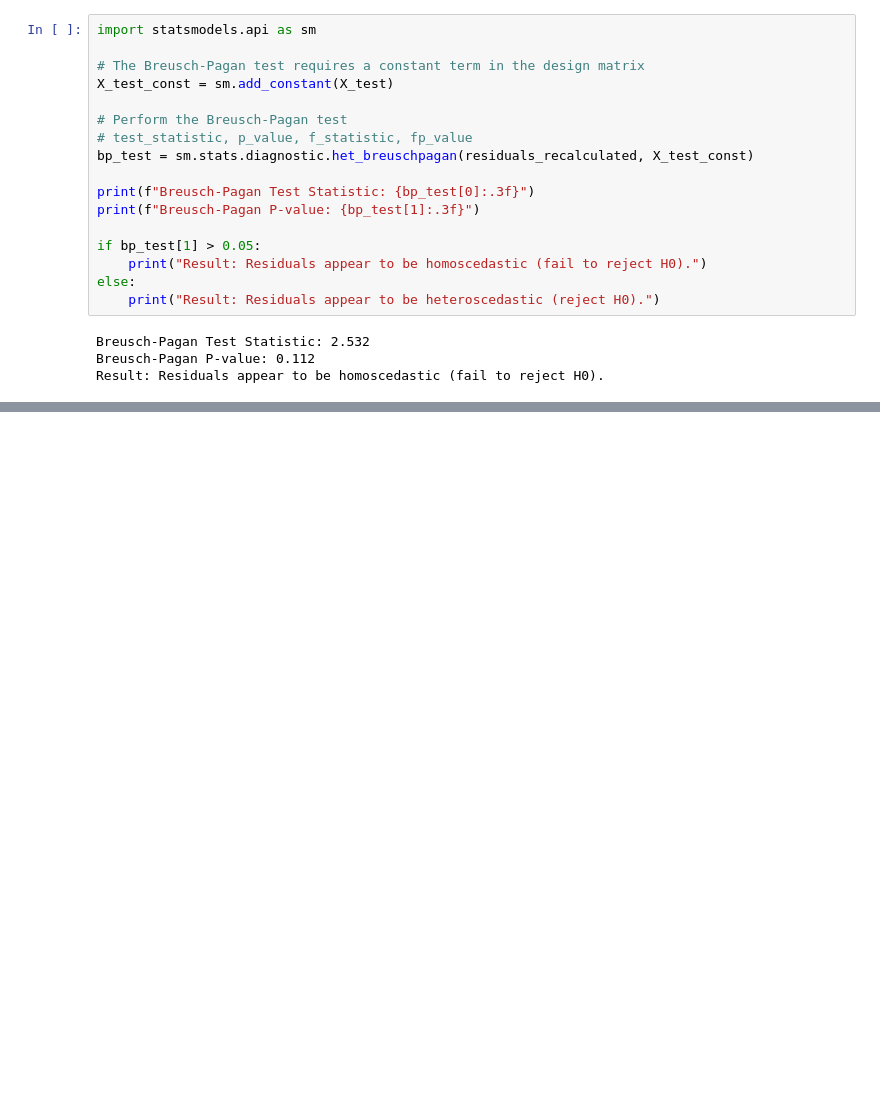
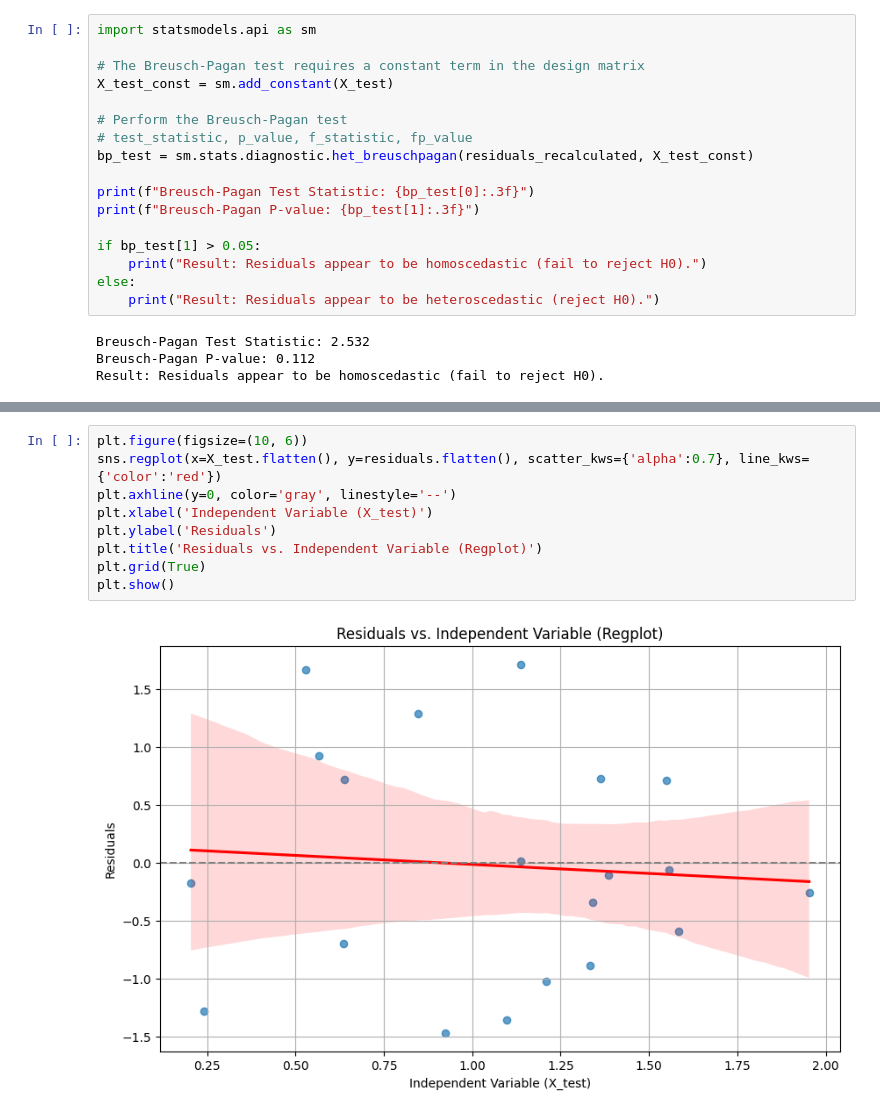
Before and after one commit to amit-sahu-a11y/ML_projects_for_practice, a Jupyter notebook: Untitled20.ipynb, the cells around one changed output, grey strips where cells are left out. Cells and saved outputs as stored; diff of their text form; blank space fills up the shorter version.

```diff
--- a/Untitled20.ipynb
+++ b/Untitled20.ipynb
@@ -196,0 +243,11 @@ Result: Residuals appear to be homoscedastic (fail to reject H0).
+# %%
+plt.figure(figsize=(10, 6))
+sns.regplot(x=X_test.flatten(), y=residuals.flatten(), scatter_kws={'alpha':0.7}, line_kws={'color':'red'})
+plt.axhline(y=0, color='gray', linestyle='--')
+plt.xlabel('Independent Variable (X_test)')
+plt.ylabel('Residuals')
+plt.title('Residuals vs. Independent Variable (Regplot)')
+plt.grid(True)
+plt.show()
+# %% [output]
+[figure, added]
```
Also changed, not shown: parts of 7 cells of this notebook.
